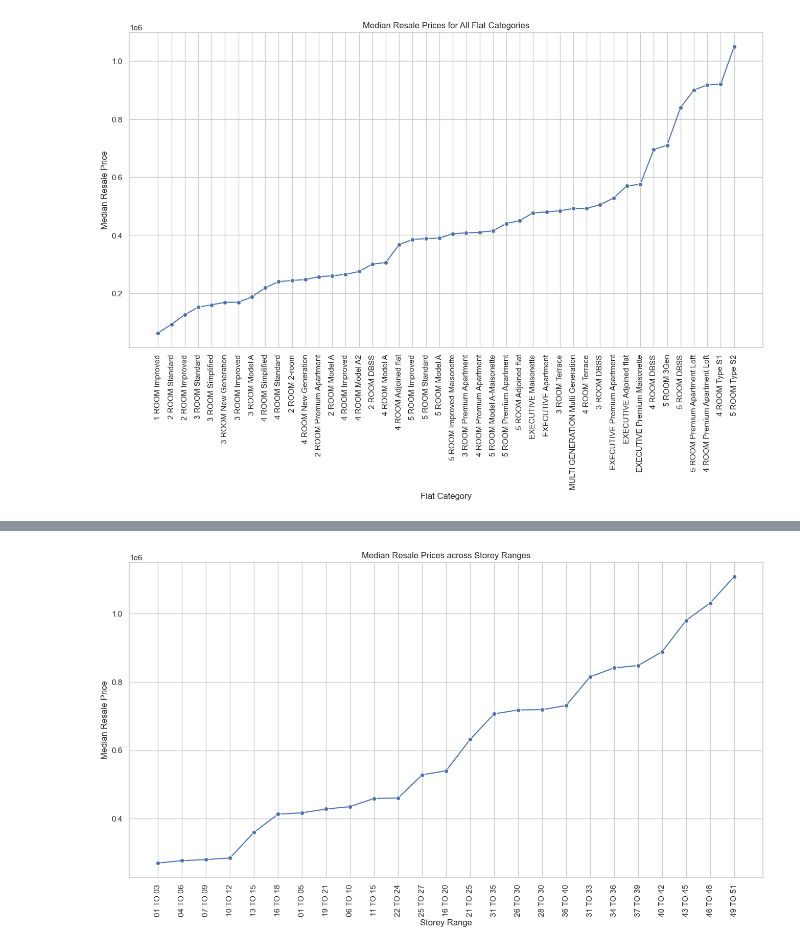
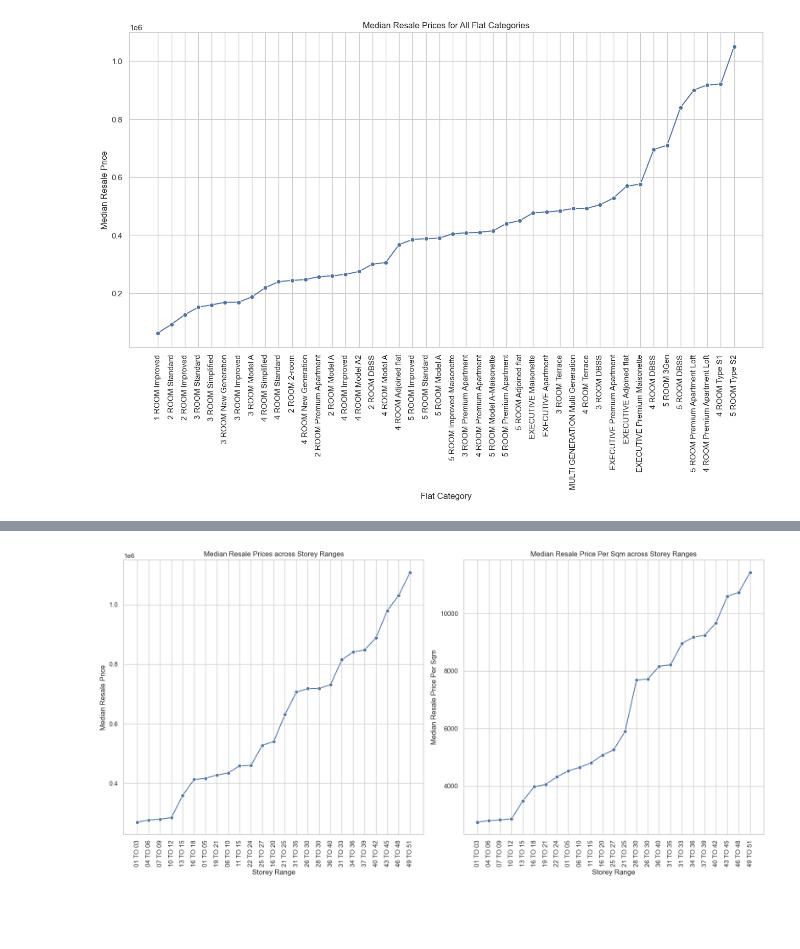
Before and after one commit to kkinmunn/is4303_hdbresale, a Jupyter notebook: eda/eda.ipynb, the cells around one changed output, grey strips where cells are left out. Cells and saved outputs as stored; diff of their text form; code cells hidden in the pictures; blank space fills up the shorter version.

Commit message:
add in price_per_sqm

```diff
--- a/eda/eda.ipynb
+++ b/eda/eda.ipynb
@@ -529,3 +520,17 @@ plt.ylabel('Median Resale Price')
 plt.show()
 # %% [output]
 [figure]
+# %%
+# Finding median resale price per sqm across all flat categories
+data_hdb_raw['price_per_sqm'] = data_hdb_raw['resale_price'] / data_hdb_raw['floor_area_sqm']
+median_pps_flat_cat = data_hdb_raw.groupby(['flat_category'])['price_per_sqm'].median().reset_index()
+median_pps_flat_cat = median_pps_flat_cat.sort_values(by='price_per_sqm')
+
+# plot the aggregated data
+plt.figure(figsize=(16, 8))
+sns.lineplot(x='flat_category', y='price_per_sqm', data=median_pps_flat_cat, marker='o')
+plt.xticks(rotation=90)
+plt.title('Median Resale Price Per Sqm for All Flat Categories')
+plt.xlabel('Flat Category')
+plt.ylabel('Median Resale Price Per Sqm')
+plt.show()
@@ -532,16 +539,34 @@ plt.show()
 # %%
-# resale price vs storey range
+# Finding median resale prices across all storey range
 median_resale_prices_storey = data_hdb_raw.groupby(['storey_range'])['resale_price'].median().reset_index()
 median_resale_prices_storey = median_resale_prices_storey.sort_values(by='resale_price')
 
-# plot the aggregated data
-plt.figure(figsize=(16, 8))
-sns.lineplot(x='storey_range', y='resale_price', data=median_resale_prices_storey, marker='o')
-plt.xticks(rotation=90)
-plt.title('Median Resale Prices across Storey Ranges')
-plt.xlabel('Storey Range')
-plt.ylabel('Median Resale Price')
+# Finding median resale price per sqm across all storey range
+median_pps_storey = data_hdb_raw.groupby(['storey_range'])['price_per_sqm'].median().reset_index()
+median_pps_storey = median_pps_storey.sort_values(by='price_per_sqm')
+
+# Create a figure with two subplots arranged side by side
+fig, axes = plt.subplots(1, 2, figsize=(16, 8))
+
+# Plot the first aggregated data on the first subplot
+sns.lineplot(x='storey_range', y='resale_price', data=median_resale_prices_storey, marker='o', ax=axes[0])
+axes[0].set_title('Median Resale Prices across Storey Ranges')
+axes[0].set_xlabel('Storey Range')
+axes[0].set_ylabel('Median Resale Price')
+axes[0].tick_params(axis='x', rotation=90)
+
+# Plot the second aggregated data on the second subplot
+sns.lineplot(x='storey_range', y='price_per_sqm', data=median_pps_storey, marker='o', ax=axes[1])
+axes[1].set_title('Median Resale Price Per Sqm across Storey Ranges')
+axes[1].set_xlabel('Storey Range')
+axes[1].set_ylabel('Median Resale Price Per Sqm')
+axes[1].tick_params(axis='x', rotation=90)
+
+# Adjust layout to prevent overlap
+plt.tight_layout()
+
+# Display the plots
 plt.show()
 # %% [output]
-[figure, old version]
+[figure, new version]
 # %%
```
Also changed, not shown: parts of 6 cells of this notebook.
